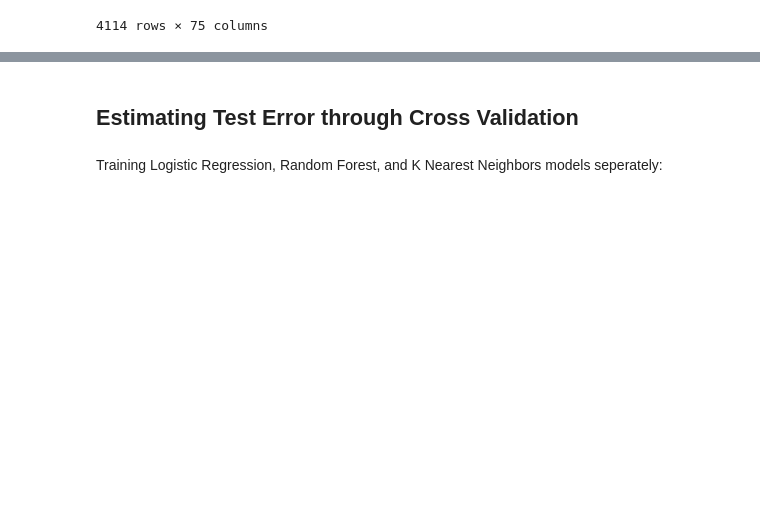
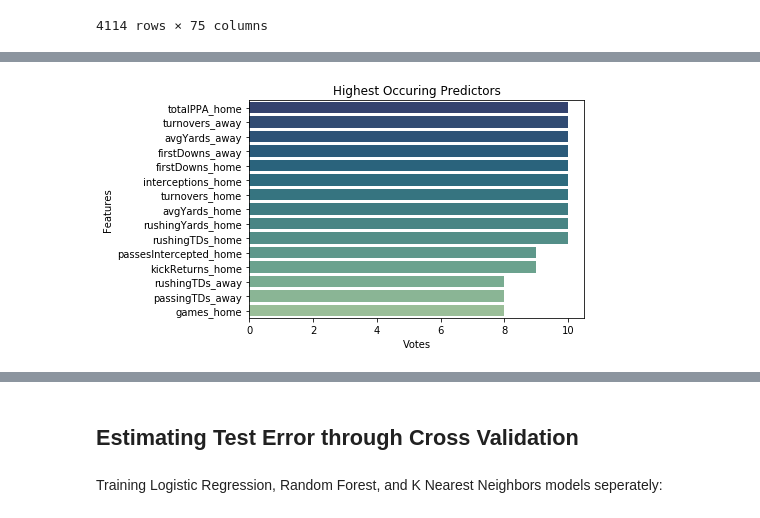
Before and after one commit to DImsirovic/cfb_game_prediction, a Jupyter notebook: modeling/model_building.ipynb, the cells around one changed output, grey strips where cells are left out. Saved outputs shown, nothing was run; the diff lists cells and outputs as text; code cells hidden in the pictures; blank space fills up the shorter version.

```diff
--- a/modeling/model_building.ipynb
+++ b/modeling/model_building.ipynb
@@ -93,0 +130,8 @@ new_X_test = X_test[new_cols]
+# %%
+plt.title("Highest Occuring Predictors")
+plt.xlabel('Occurences')
+sns.barplot(data=feature_df[feature_df['Votes'] > 0], y='Features', x='Votes',
+            orient='h', palette='crest_r')
+plt.show()
+# %% [output]
+[figure, added]
```
Also changed, not shown: parts of 24 cells of this notebook.
